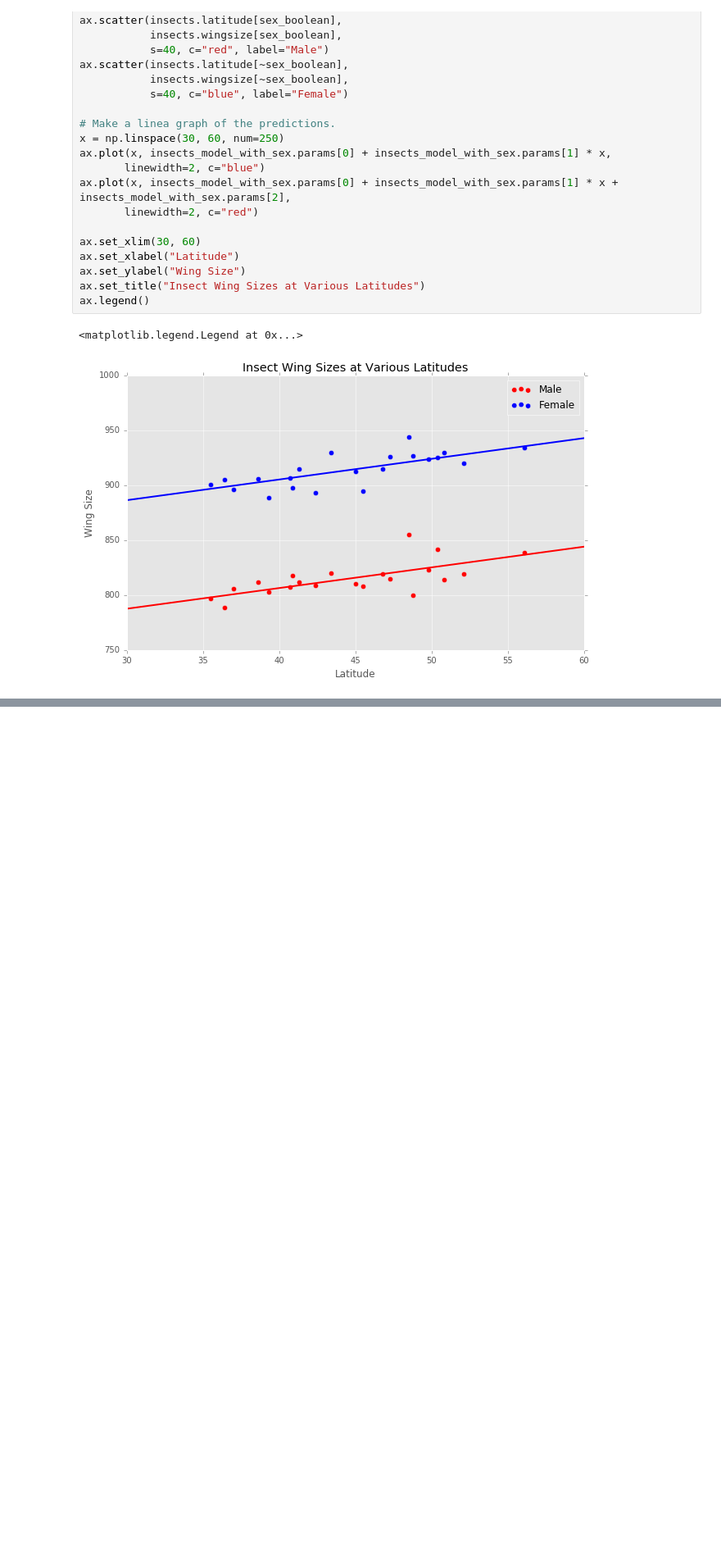
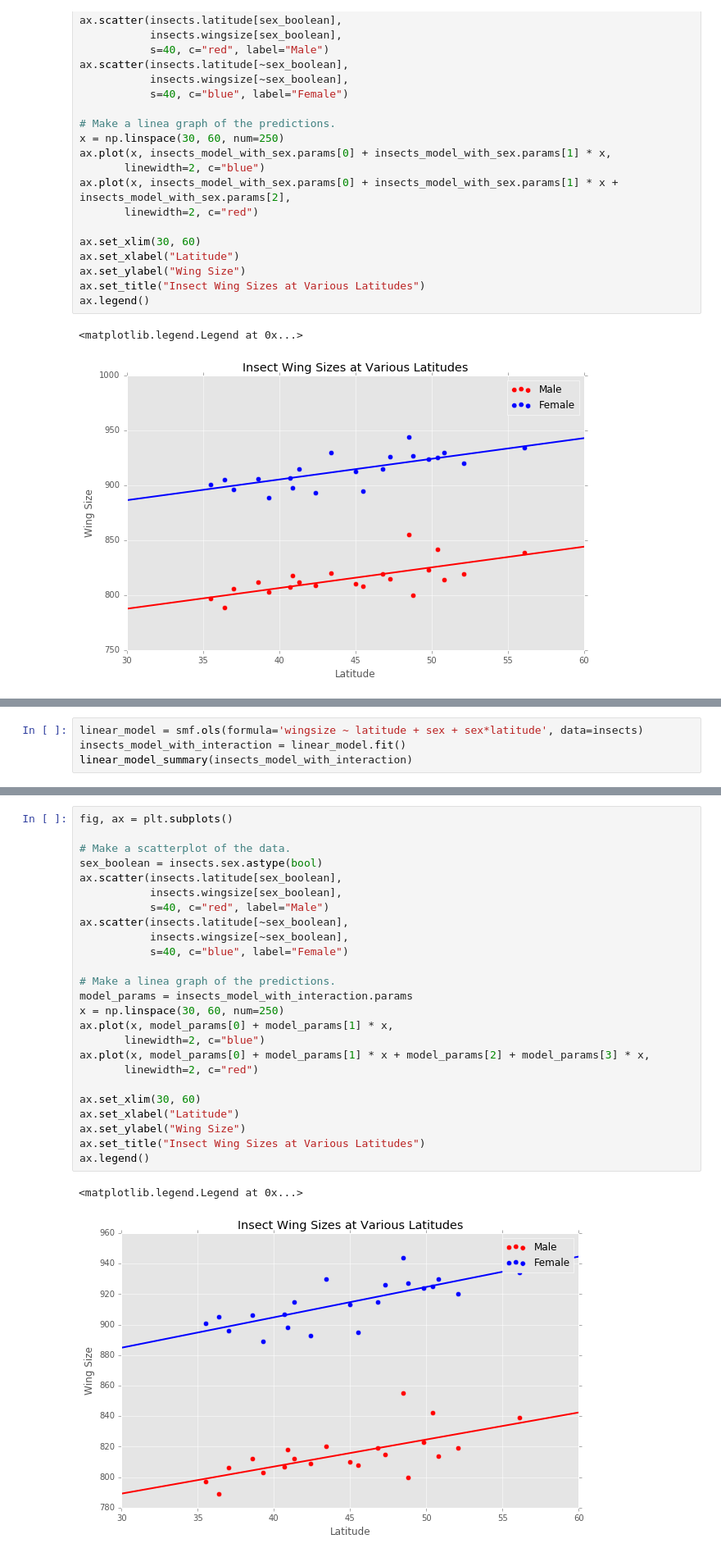
Before and after one commit to madrury-galvanize/learn-to-code-data-science, a Jupyter notebook: intro-to-data-science.ipynb, the cells around one changed output, grey strips where cells are left out. Shown at 82% size. Cells and saved outputs as stored; diff of their text form; blank space fills up the shorter version.

```diff
--- a/intro-to-data-science.ipynb
+++ b/intro-to-data-science.ipynb
@@ -285,0 +330,4 @@ ax.legend()
+# %%
+linear_model = smf.ols(formula='wingsize ~ latitude + sex + sex*latitude', data=insects)
+insects_model_with_interaction = linear_model.fit()
+linear_model_summary(insects_model_with_interaction)
@@ -285,0 +343,28 @@ ax.legend()
+# %%
+fig, ax = plt.subplots()
+
+# Make a scatterplot of the data.
+sex_boolean = insects.sex.astype(bool)
+ax.scatter(insects.latitude[sex_boolean],
+           insects.wingsize[sex_boolean],
+           s=40, c="red", label="Male")
+ax.scatter(insects.latitude[~sex_boolean],
+           insects.wingsize[~sex_boolean],
+           s=40, c="blue", label="Female")
+
+# Make a linea graph of the predictions.
+model_params = insects_model_with_interaction.params
+x = np.linspace(30, 60, num=250)
+ax.plot(x, model_params[0] + model_params[1] * x,
+       linewidth=2, c="blue")
+ax.plot(x, model_params[0] + model_params[1] * x + model_params[2] + model_params[3] * x,
+       linewidth=2, c="red")
+
+ax.set_xlim(30, 60)
+ax.set_xlabel("Latitude")
+ax.set_ylabel("Wing Size")
+ax.set_title("Insect Wing Sizes at Various Latitudes")
+ax.legend()
+# %% [output]
+<matplotlib.legend.Legend at 0x...>
+[figure, added]
```
Also changed, not shown: parts of 12 cells of this notebook, 1 other file.
